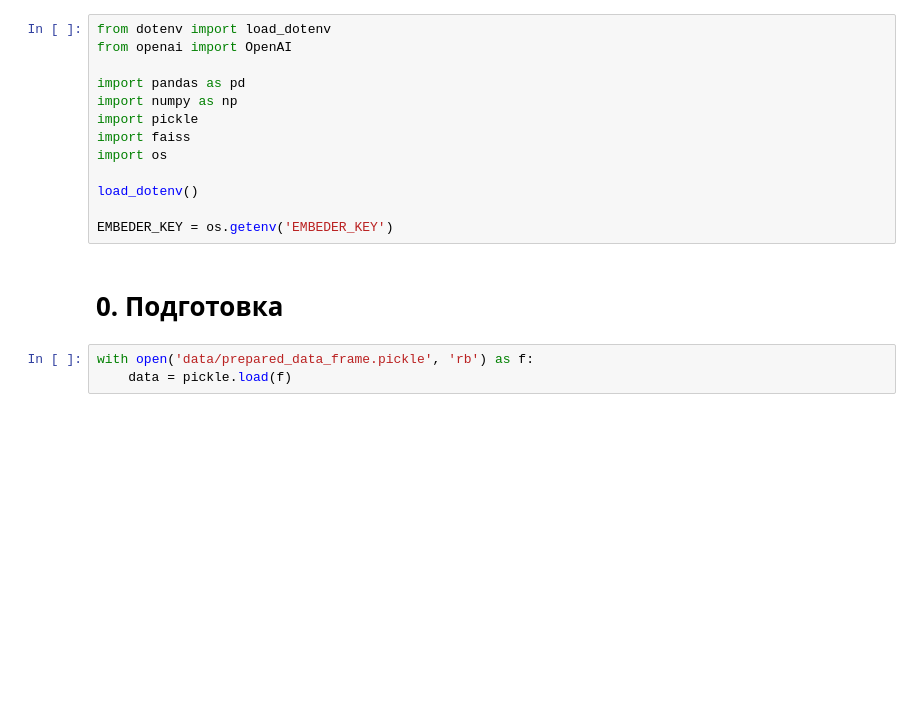
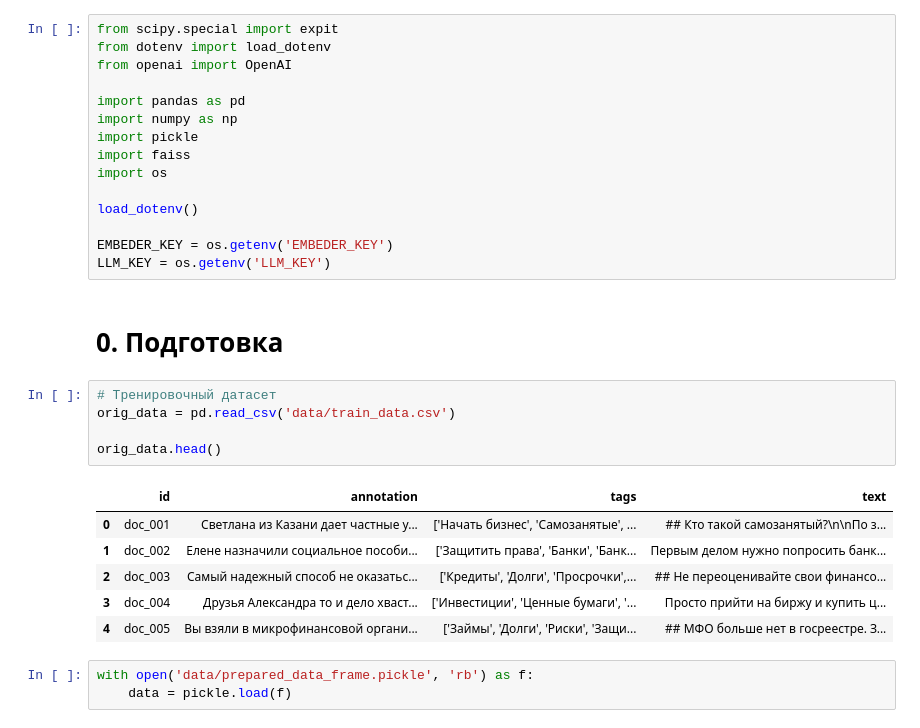
Before and after one commit to Dangennadevich/Raiff-LLM-Hack-2025, a Jupyter notebook: dev-strategy_2.ipynb, the cells around one changed output. Drawn from its saved outputs; the diff is of its cells as text; blank space fills up the shorter version.

```diff
--- a/dev-strategy_2.ipynb
+++ b/dev-strategy_2.ipynb
@@ -1,4 +1,5 @@
 # %%
+from scipy.special import expit
 from dotenv import load_dotenv
 from openai import OpenAI
 
@@ -11,8 +12,21 @@ import os
 load_dotenv()
 
 EMBEDER_KEY = os.getenv('EMBEDER_KEY')
+LLM_KEY = os.getenv('LLM_KEY')
 # %% [markdown]
 # 0. Подготовка
+# %%
+# Тренировочный датасет
+orig_data = pd.read_csv('data/train_data.csv')
+
+orig_data.head()
+# %% [output]
+|  | id | annotation | tags | text |
+| 0 | doc_001 | Светлана из Казани дает частные у... | ['Начать бизнес', 'Самозанятые', ... | ## Кто такой самозанятый?\n\nПо з... |
+| 1 | doc_002 | Елене назначили социальное пособи... | ['Защитить права', 'Банки', 'Банк... | Первым делом нужно попросить банк... |
+| 2 | doc_003 | Самый надежный способ не оказатьс... | ['Кредиты', 'Долги', 'Просрочки',... | ## Не переоценивайте свои финансо... |
+| 3 | doc_004 | Друзья Александра то и дело хваст... | ['Инвестиции', 'Ценные бумаги', '... | Просто прийти на биржу и купить ц... |
+| 4 | doc_005 | Вы взяли в микрофинансовой органи... | ['Займы', 'Долги', 'Риски', 'Защи... | ## МФО больше нет в госреестре. З... |
 # %%
 with open('data/prepared_data_frame.pickle', 'rb') as f:
     data = pickle.load(f)
```
Also changed, not shown: parts of 42 cells of this notebook.
